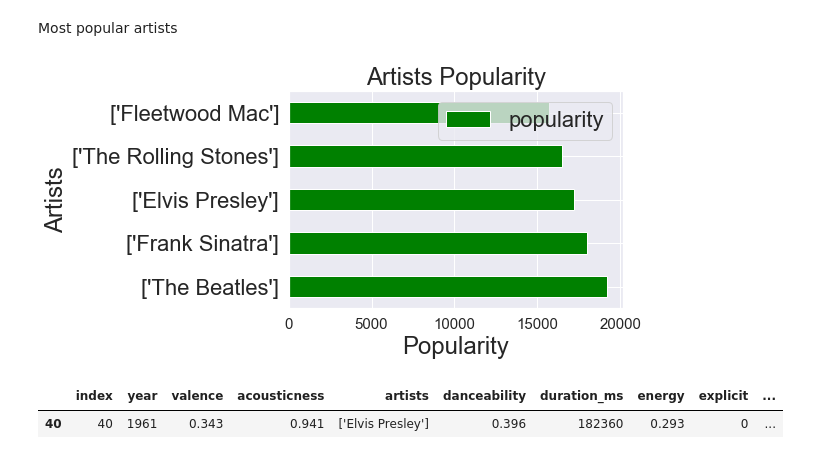
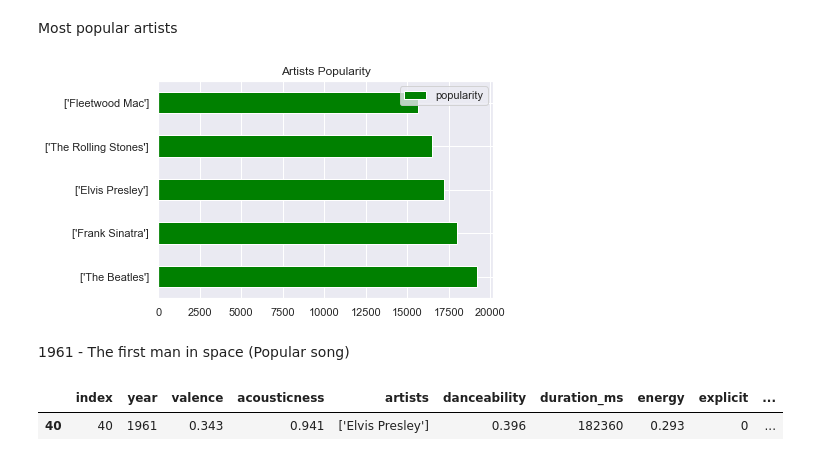
Before and after one commit to carsimoes/space-is-rock, a Jupyter notebook: space-events-with-music.ipynb, the cells around one changed output. Saved outputs shown, nothing was run; the diff lists cells and outputs as text; code cells hidden in the pictures.

```diff
--- a/space-events-with-music.ipynb
+++ b/space-events-with-music.ipynb
@@ -31,13 +31,13 @@ Most popular artists
 # %%
 artists_grp = spotify_data.groupby(['artists'])
 
 Top5Artists = artists_grp[['popularity']].sum().sort_values(by=['popularity'], ascending=False)[:5]
 Top5Artists.plot.barh(color='green')
 
 plt.title('Artists Popularity')
-plt.xlabel('Popularity')
-plt.ylabel('Artists')
+plt.xlabel('')
+plt.ylabel('')
 
 plt.show()
 # %% [output]
-[figure, old version]
+[figure, new version]
@@ -46,3 +44,5 @@ plt.show()
+# %% [markdown]
+1961 - The first man in space (Popular song)
 # %%
 pop_by_year = spotify_data.sort_values('popularity', ascending=False).groupby('year').first()
 pop_by_year = pop_by_year.reset_index()
```
Also changed, not shown: parts of 12 cells of this notebook.
